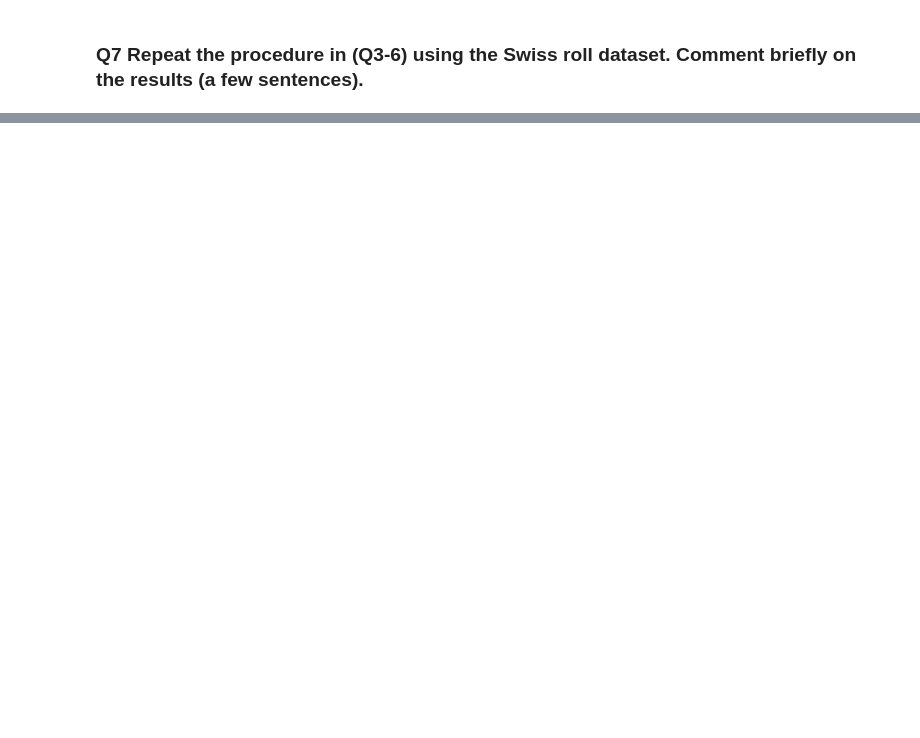
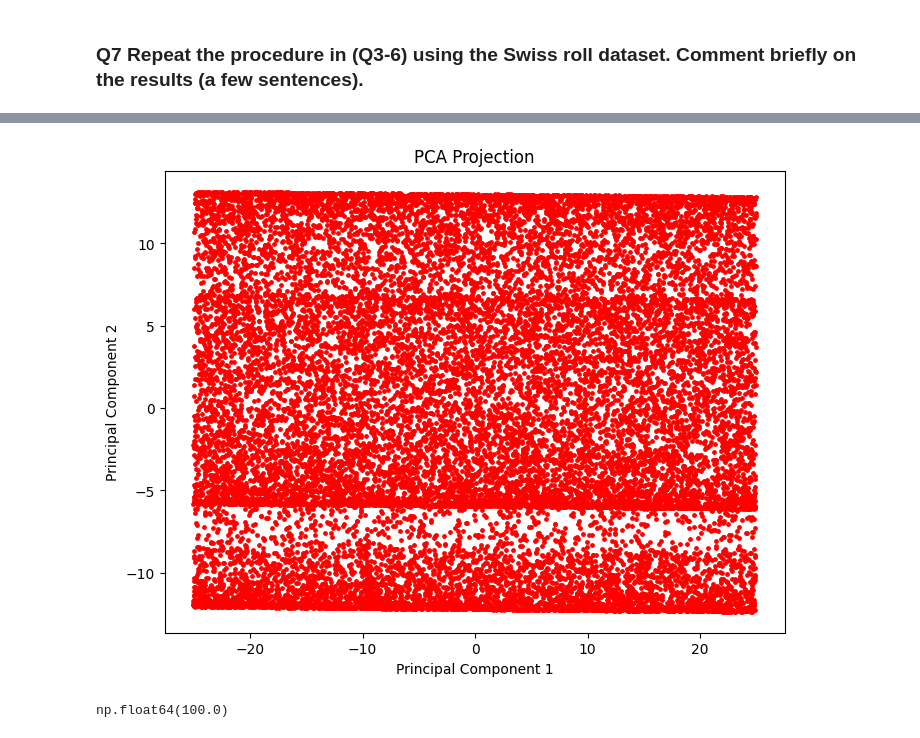
Before and after one commit to keys-i/COMP4702, a Jupyter notebook: src/W3.ipynb, the cells around one changed output, grey strips where cells are left out. Drawn from its saved outputs; the diff is of its cells as text; code cells hidden in the pictures; blank space fills up the shorter version.

```diff
--- a/src/W3.ipynb
+++ b/src/W3.ipynb
@@ -171,2 +178,9 @@ def plot_scree(eigenvalues):
 # %% [markdown]
 ### Q7 Repeat the procedure in (Q3-6) using the Swiss roll dataset. Comment briefly on the results (a few sentences).
+# %%
+swiss_roll = pd.read_csv('swiss_roll.txt', sep = "	  ", header=None, engine='python')
+X = swiss_roll.iloc[:, 1:3].values
+y = swiss_roll.iloc[:, 0]
+
+X_pca, _, eigenvalues = pca(X)
+print(X_pca)
@@ -172,0 +195,8 @@ def plot_scree(eigenvalues):
+# %%
+plot_pca(X, [])
+# %% [output]
+[figure, added]
+# %%
+explained_variance(eigenvalues)
+# %% [output]
+np.float64(100.0)
```
Also changed, not shown: parts of 7 cells of this notebook.
